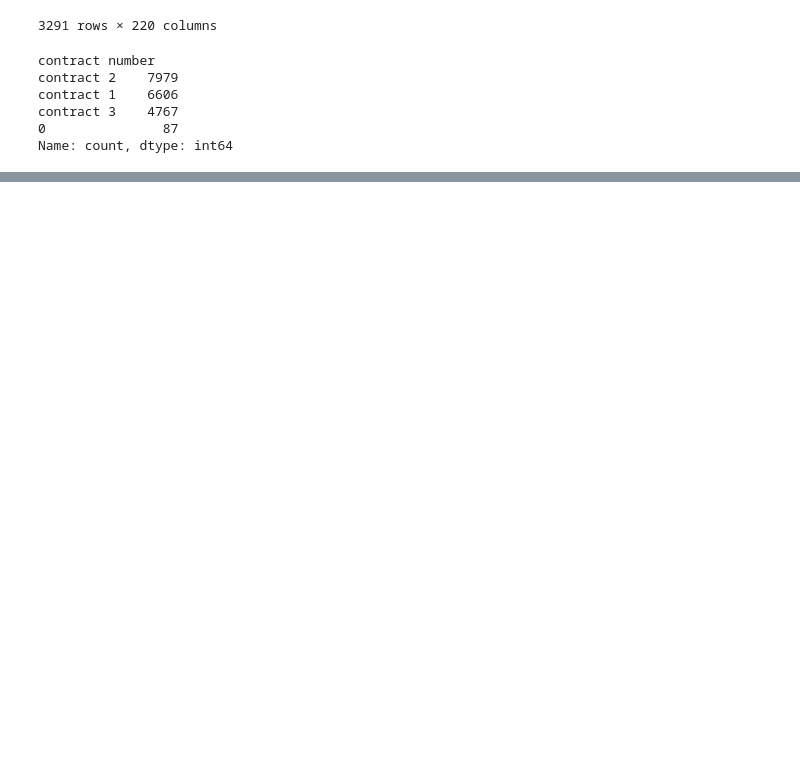
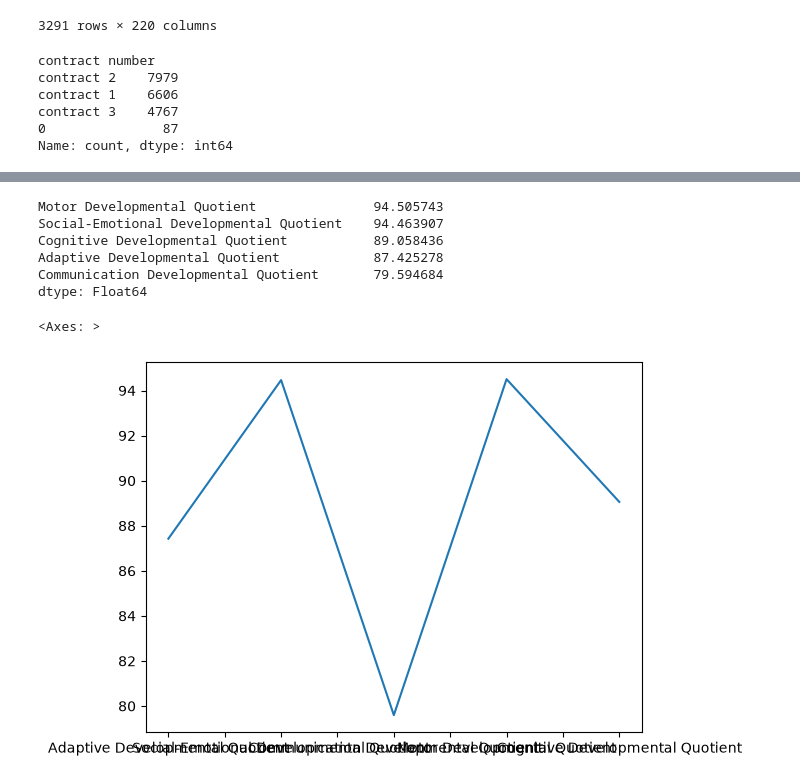
Before and after one commit to jewelamstewart-jpg/TEIS_Partner_Project, a Jupyter notebook: TEIS_Partner_Project.ipynb, the cells around one changed output, grey strips where cells are left out. Saved outputs shown, nothing was run; the diff lists cells and outputs as text; code cells hidden in the pictures; blank space fills up the shorter version.

```diff
--- a/TEIS_Partner_Project.ipynb
+++ b/TEIS_Partner_Project.ipynb
@@ -252,0 +287,15 @@ Name: count, dtype: int64
+# %%
+domain_avgs = domain_scores.mean()
+domain_avgs.sort_values(ascending = False)
+# %% [output]
+Motor Developmental Quotient               94.505743
+Social-Emotional Developmental Quotient    94.463907
+Cognitive Developmental Quotient           89.058436
+Adaptive Developmental Quotient            87.425278
+Communication Developmental Quotient       79.594684
+dtype: Float64
+# %%
+domain_avgs.plot(kind='line')
+# %% [output]
+<Axes: >
+[figure, added]
```
Also changed, not shown: parts of 18 cells of this notebook.
